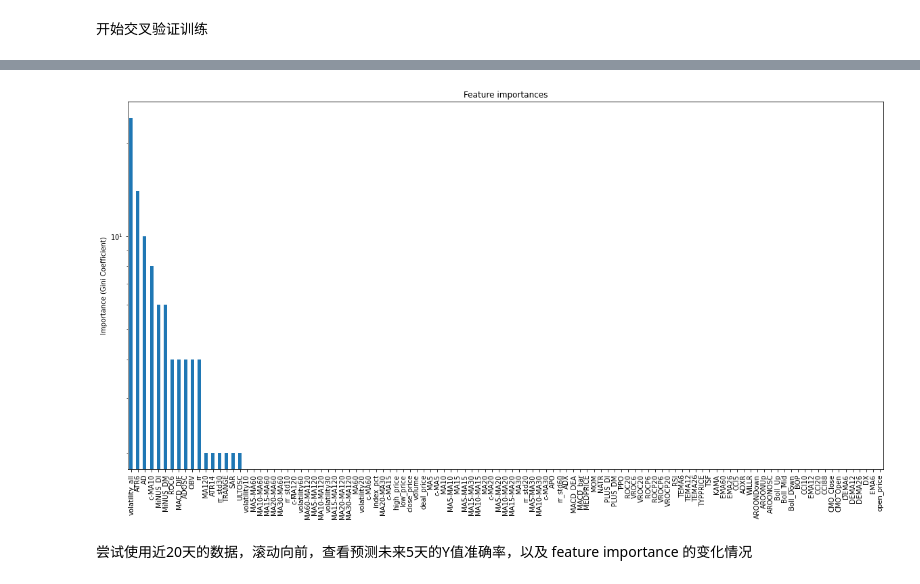
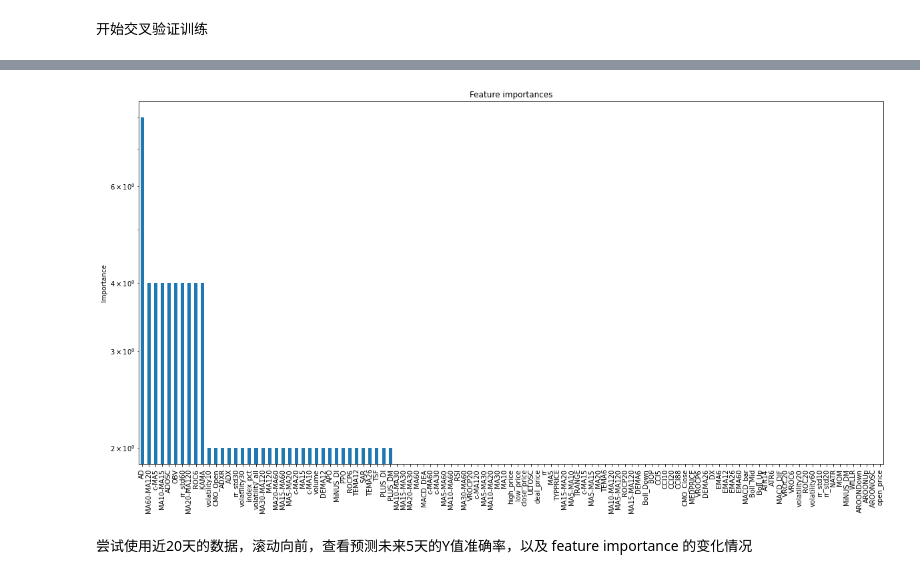
Before and after one commit to mmmaaaggg/vnpy_mass, a Jupyter notebook: strategies/multi_factor_research.ipynb, the cells around one changed output, grey strips where cells are left out. Drawn from its saved outputs; the diff is of its cells as text; code cells hidden in the pictures.

```diff
--- a/strategies/multi_factor_research.ipynb
+++ b/strategies/multi_factor_research.ipynb
@@ -110,7 +108,9 @@ plt.show()
 # %%
 target_n_bars = 5
 y_s = hist_bar_df['close_price'].rolling(
-    window=target_n_bars).apply(lambda x: x.calc_calmar_ratio())
+    window=target_n_bars).apply(lambda x: x.calc_calmar_ratio())  # calc_total_return calc_calmar_ratio
+y_s[np.isneginf(y_s)]=-100
+y_s[np.isposinf(y_s)]=100
 np.sum(y_s<=0), np.sum(y_s>0)
 # %% [output]
 (13387, 11565)
@@ -148,7 +147,7 @@ n_estimators = 50
 # 通常用步长和迭代最大次数一起来决定算法的拟合效果。
 # 所以这两个参数n_estimators和learning_rate要一起调参。
 # 一般来说，可以从一个小一点的ν开始调参，默认是1。
-learning_rate = 0.1
+learning_rate = 1.0
 scaler = preprocessing.MinMaxScaler()
 clf = ensemble.AdaBoostClassifier(
     n_estimators=n_estimators, learning_rate=learning_rate)
@@ -199,11 +261,11 @@ n= 90 rate=0.01 mean_res=67.78, std_res=0.01246, result=[67.78540554 67.78540554
 # %%
 feature_importances = pd.Series(clf.feature_importances_, index=factor_df.columns) * 100
 feature_importances.sort_values(ascending=False, inplace=True)
 ax = feature_importances.plot(kind='bar', figsize=(20,10))
-ax.set(ylabel='Importance (Gini Coefficient)', title='Feature importances');
+ax.set(ylabel='Importance', title='Feature importances');
 ax.set_yscale("log")
 # %% [output]
-[figure, old version]
+[figure, new version]
 # %% [markdown]
 尝试使用近20天的数据，滚动向前，查看预测未来5天的Y值准确率，以及 feature importance 的变化情况
 # %%
```
Also changed, not shown: parts of 12 cells of this notebook, 2 other files.
